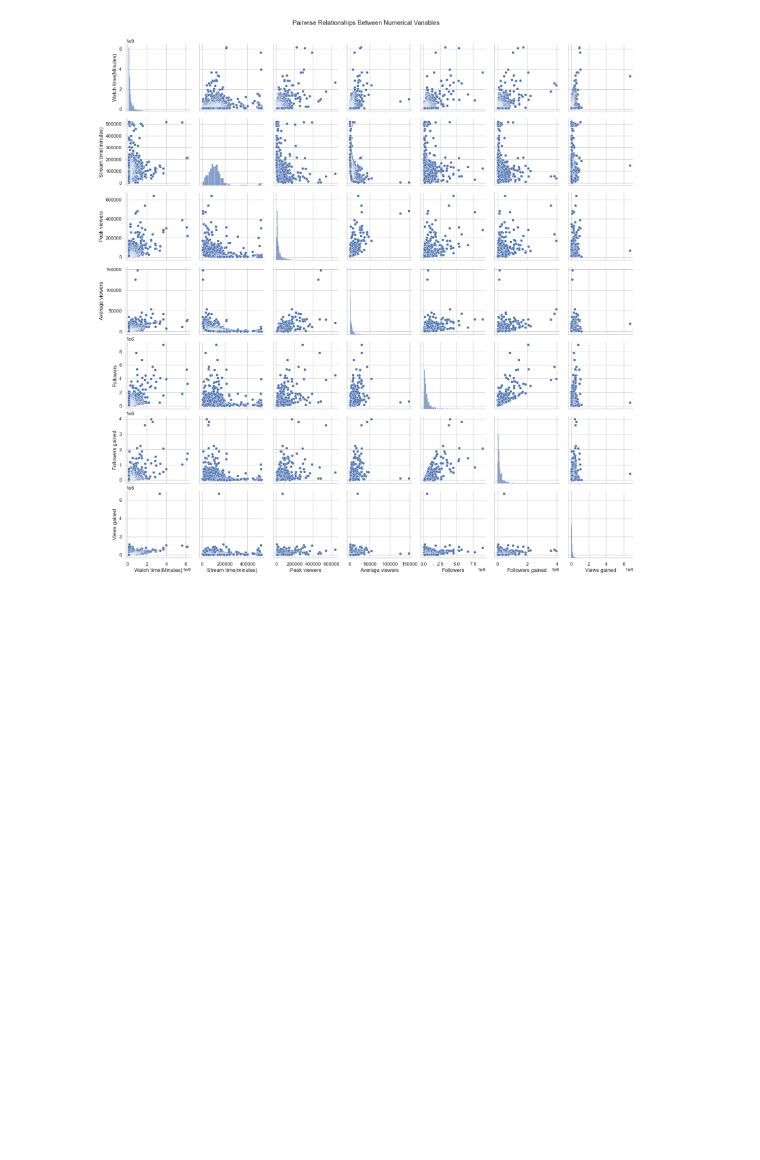
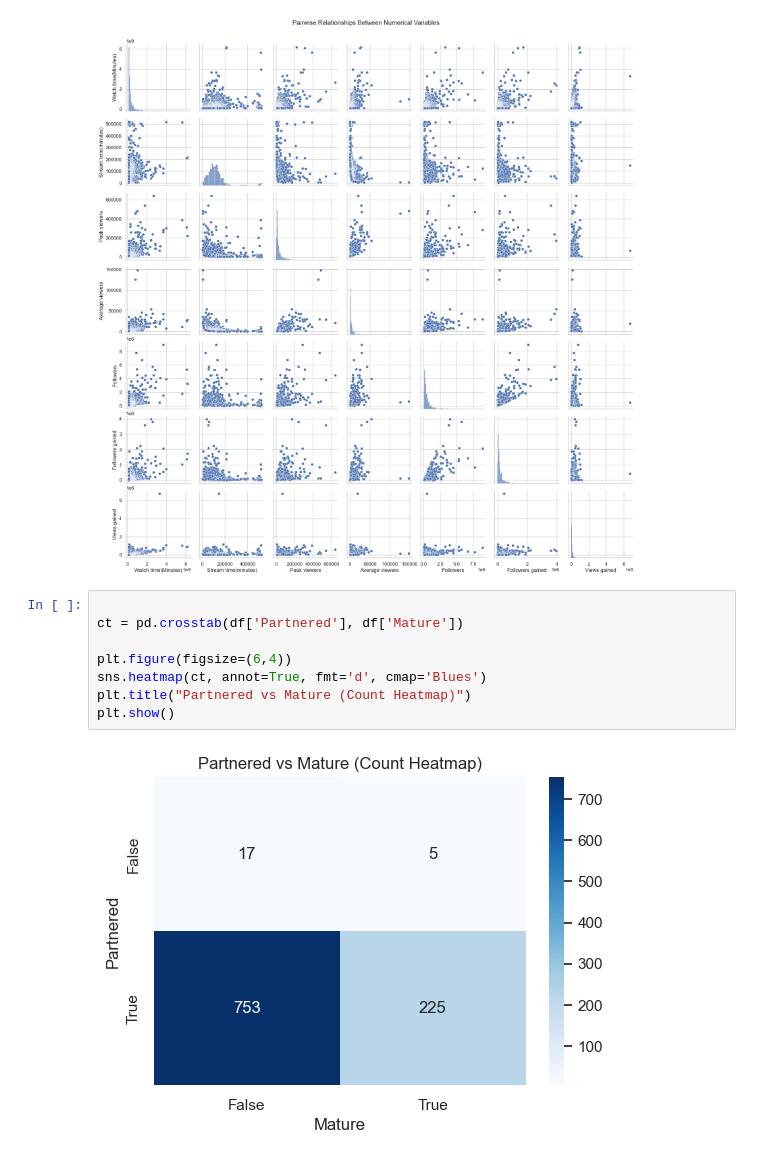
Before and after one commit to datasheng/CSC460_Anour_Ibrahim, a Jupyter notebook: hw4/eda.ipynb, the cells around one changed output. Saved outputs shown, nothing was run; the diff lists cells and outputs as text; blank space fills up the shorter version.

Commit message:
final visuals

```diff
--- a/hw4/eda.ipynb
+++ b/hw4/eda.ipynb
@@ -180,3 +180,13 @@ plt.suptitle("Pairwise Relationships Between Numerical Variables", y=1.02)
 plt.show()
 # %% [output]
 [figure]
+# %%
+
+ct = pd.crosstab(df['Partnered'], df['Mature'])
+
+plt.figure(figsize=(6,4))
+sns.heatmap(ct, annot=True, fmt='d', cmap='Blues')
+plt.title("Partnered vs Mature (Count Heatmap)")
+plt.show()
+# %% [output]
+[figure, added]
```
Also changed, not shown: parts of 4 cells of this notebook.
